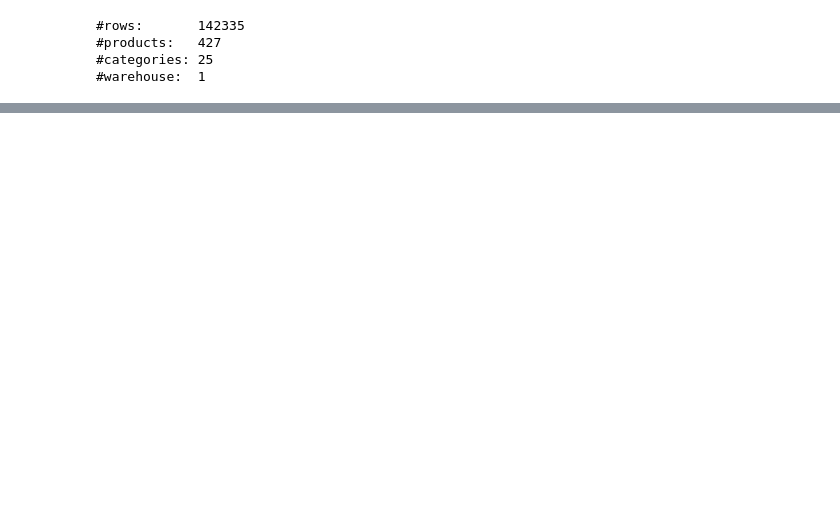
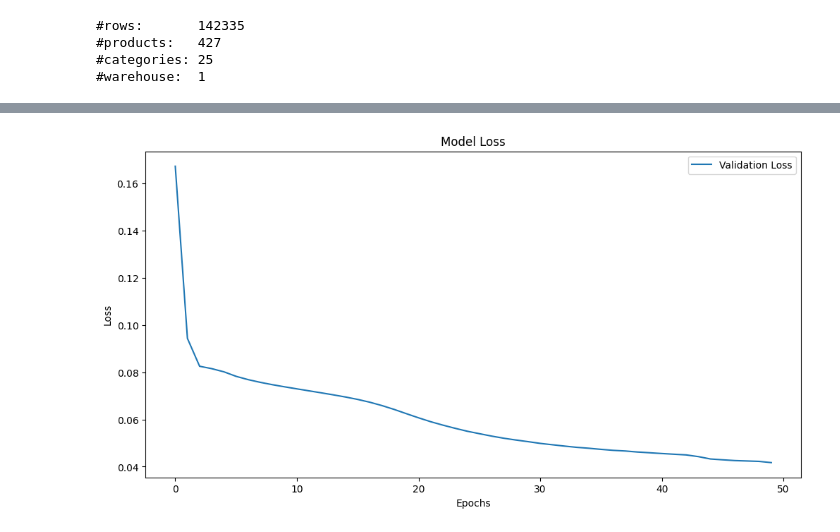
Before and after one commit to dkohlsdorf/sagemaker_experiments, a Jupyter notebook: notebooks/PrototypeDemandPrediction.ipynb, the cells around one changed output, grey strips where cells are left out. Drawn from its saved outputs; the diff is of its cells as text; code cells hidden in the pictures; blank space fills up the shorter version.

```diff
--- a/notebooks/PrototypeDemandPrediction.ipynb
+++ b/notebooks/PrototypeDemandPrediction.ipynb
@@ -167,0 +416,23 @@ X.shape, y.shape, month_features.shape, day_features.shape, spec.shape
+# %%
+def predictor_v3():
+    i_seq = Input((30, 31))
+    i_month = Input((30))
+    i_day = Input((30))
+    i_spec = Input((30, 15, 31))
+
+    c_spec = BatchNormalization()(i_spec)
+    c_spec = Convolution2D(128, kernel_size=(7, 15), padding='same')(c_spec)
+    c_spec = MaxPool2D((1, 15))(c_spec)
+    c_spec = Reshape((30, 128))(c_spec)
+
+    e_month = Embedding(12, 12)(i_month)
+    e_day = Embedding(7, 7)(i_day)
+
+    i = Concatenate(axis = 2)([i_seq, e_month, e_day, c_spec])
+
+
+    x = LSTM(31, activation='relu')(i)
+    return Model(inputs=[i_seq, i_day, i_month, i_spec], outputs=[x])
+
+model = predictor_v3()
+model.summary()
@@ -167,0 +459,3 @@ X.shape, y.shape, month_features.shape, day_features.shape, spec.shape
+# %%
+X_train, X_test, y_train, y_test, day_train, day_test, month_train, month_test, spec_train, spec_test =\
+train_test_split(features.seq[:n], features.lab[:n], features.day[:n], features.month[:n], features.spec, test_size=0.3)
@@ -167,0 +466,5 @@ X.shape, y.shape, month_features.shape, day_features.shape, spec.shape
+# %%
+early_stopping = EarlyStopping(monitor='val_loss', patience=5, restore_best_weights=True)
+opt = Adam(learning_rate=0.02)
+model.compile(loss='mean_squared_error', optimizer=opt, metrics=[RootMeanSquaredError()])
+hist = model.fit([X_train, day_train, month_train, spec_train], y_train, batch_size=32, epochs=50, validation_data=([X_test, day_test, month_test, spec_test], y_test), callbacks=[early_stopping])
@@ -167,0 +489,12 @@ X.shape, y.shape, month_features.shape, day_features.shape, spec.shape
+# %%
+plt.figure(figsize=(12, 6))
+#plt.plot(hist.history['loss'], label='Train Loss')
+plt.plot(hist.history['val_loss'], label='Validation Loss')
+plt.title('Model Loss')
+plt.xlabel('Epochs')
+plt.ylabel('Loss')
+plt.legend()
+
+plt.show()
+# %% [output]
+[figure, added]
```
Also changed, not shown: parts of 30 cells of this notebook, 1 other file.
